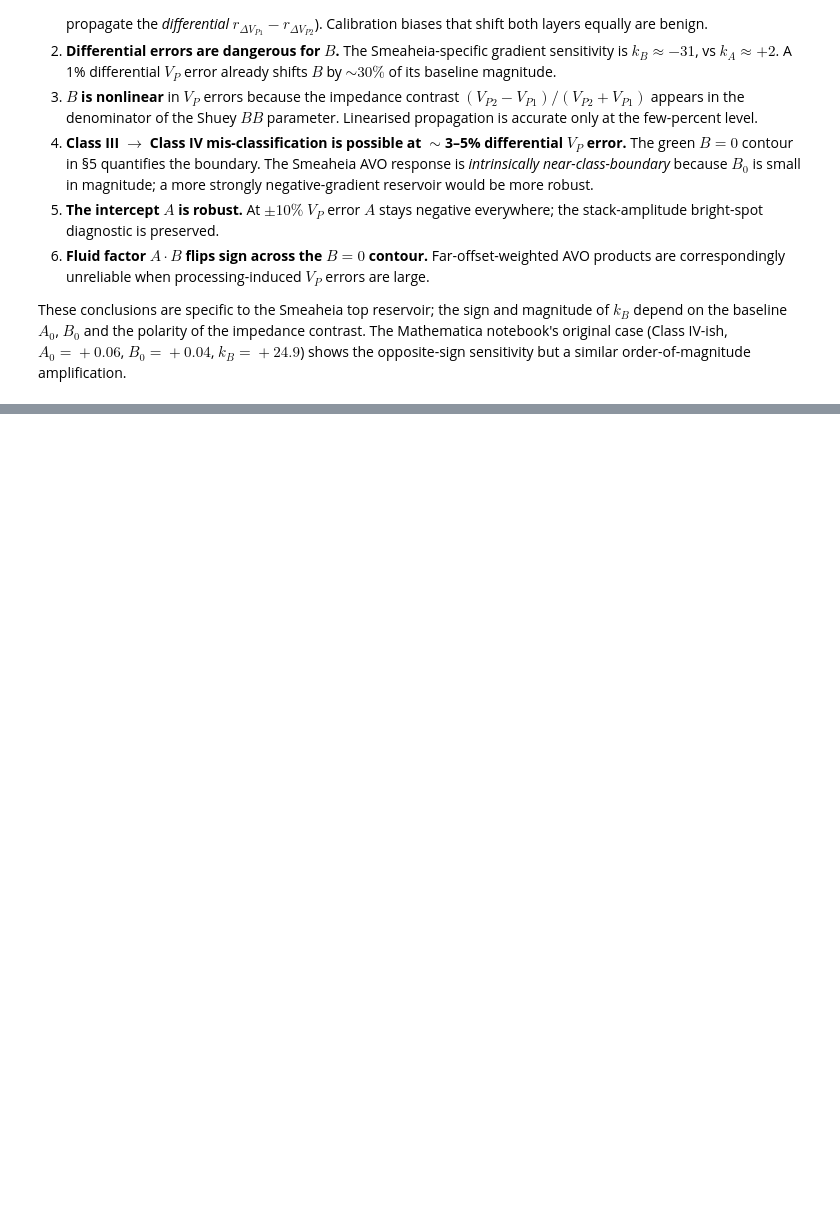
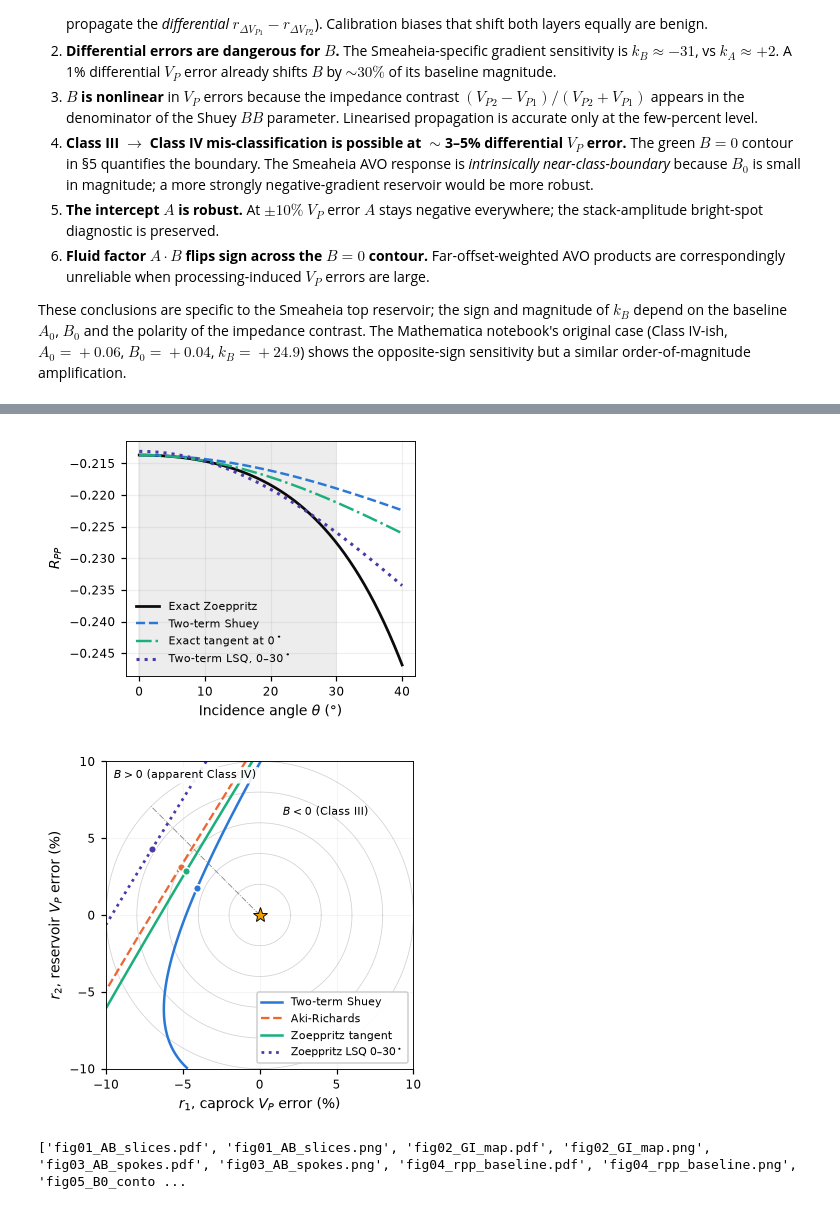
Before and after one commit to aleeseyon/VibeProjects, a Jupyter notebook: Chapter1_Smeaheia_AVO/chapter1_extended.ipynb, the cells around one changed output, grey strips where cells are left out. Saved outputs shown, nothing was run; the diff lists cells and outputs as text; code cells hidden in the pictures; blank space fills up the shorter version.

```diff
--- a/Chapter1_Smeaheia_AVO/chapter1_extended.ipynb
+++ b/Chapter1_Smeaheia_AVO/chapter1_extended.ipynb
@@ -1034,0 +1142,38 @@ print(json.dumps(out, indent=1, default=lambda x: float(x)))
+# %%
+# ---- 10.3  Publication figures 4-5 (section 9 arrays) ---------------------------------
+with plt.rc_context(pub):
+    # Figure 4 -- exact Rpp vs two-term curves at the baseline
+    fig, ax = plt.subplots(figsize=(3.6, 2.8))
+    ax.axvspan(0, 30, color='0.93', zorder=0)
+    ax.plot(np.rad2deg(thp), Rz, color='#0b0b0b', lw=1.8, label='Exact Zoeppritz')
+    ax.plot(np.rad2deg(thp), A0 + B0_shuey*sp2, color='#2a78d6', ls='--', label='Two-term Shuey')
+    ax.plot(np.rad2deg(thp), A0 + B0_ztan*sp2, color='#1baf7a', ls='-.', label='Exact tangent at $0^\\circ$')
+    ax.plot(np.rad2deg(thp), A0_lsq + B0_zlsq*sp2, color='#4a3aa7', ls=':', lw=2.0, label='Two-term LSQ, $0$–$30^\\circ$')
+    ax.set_xlabel('Incidence angle $\\theta$ (°)'); ax.set_ylabel('$R_{PP}$')
+    ax.legend(loc='lower left', frameon=False); ax.grid(alpha=0.2)
+    plt.tight_layout(); save(fig, 'fig04_rpp_baseline'); plt.show()
+
+    # Figure 5 -- B = 0 contours by estimator (section 9.5 maps)
+    fig, ax = plt.subplots(figsize=(3.6, 3.5))
+    for rr in (2, 4, 6, 8, 10):
+        ax.plot(rr*np.cos(circ), rr*np.sin(circ), color='0.82', lw=0.5, zorder=0)
+    ax.plot([0, -10/np.sqrt(2)], [0, 10/np.sqrt(2)], color='0.55', lw=0.6, ls='-.', zorder=1)
+    for e, (col, ls, lw) in styles.items():
+        ax.contour(100*R1, 100*R2, Bmaps[e], levels=[0], colors=[col], linestyles=[ls], linewidths=lw*0.75)
+        ax.plot([], [], color=col, ls=ls, lw=lw*0.75, label=ests[e].replace('LSQ 0-30', 'LSQ $0$–$30^\\circ$'))
+        rm, pm = thr_min[e]
+        ax.plot(100*rm*np.cos(np.deg2rad(pm)), 100*rm*np.sin(np.deg2rad(pm)), 'o', ms=5, mfc=col, mec='white', mew=1.0, zorder=5)
+    ax.plot(0, 0, marker='*', color='#eda100', ms=10, mec='k', mew=0.6, zorder=6)
+    ax.text(-9.5, 8.9, '$B>0$ (apparent Class IV)', fontsize=7.5, zorder=7,
+            bbox=dict(boxstyle='round,pad=0.2', fc='white', ec='none', alpha=0.9))
+    ax.set_xticks(np.arange(-10, 11, 5)); ax.set_yticks(np.arange(-10, 11, 5))
+    ax.text(1.5, 6.5, '$B<0$ (Class III)', fontsize=7.5)
+    ax.set_xlim(-10, 10); ax.set_ylim(-10, 10); ax.set_aspect('equal')
+    ax.set_xlabel('$r_1$, caprock $V_P$ error (%)'); ax.set_ylabel('$r_2$, reservoir $V_P$ error (%)')
+    ax.legend(loc='lower right', frameon=True, framealpha=0.95, fontsize=7); ax.grid(alpha=0.12)
+    plt.tight_layout(); save(fig, 'fig05_B0_contours'); plt.show()
+print(sorted(os.listdir('paper/figures')))
+# %% [output]
+[figure, added]
+[figure, added]
+['fig01_AB_slices.pdf', 'fig01_AB_slices.png', 'fig02_GI_map.pdf', 'fig02_GI_map.png', 'fig03_AB_spokes.pdf', 'fig03_AB_spokes.png', 'fig04_rpp_baseline.pdf', 'fig04_rpp_baseline.png', 'fig05_B0_conto ...
```
Also changed, not shown: parts of 39 cells of this notebook, 13 other files.
